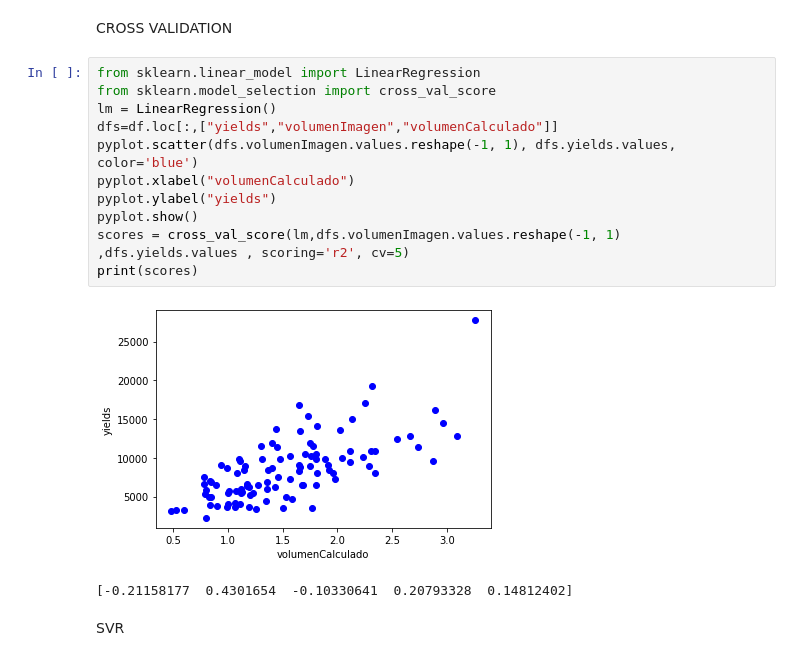
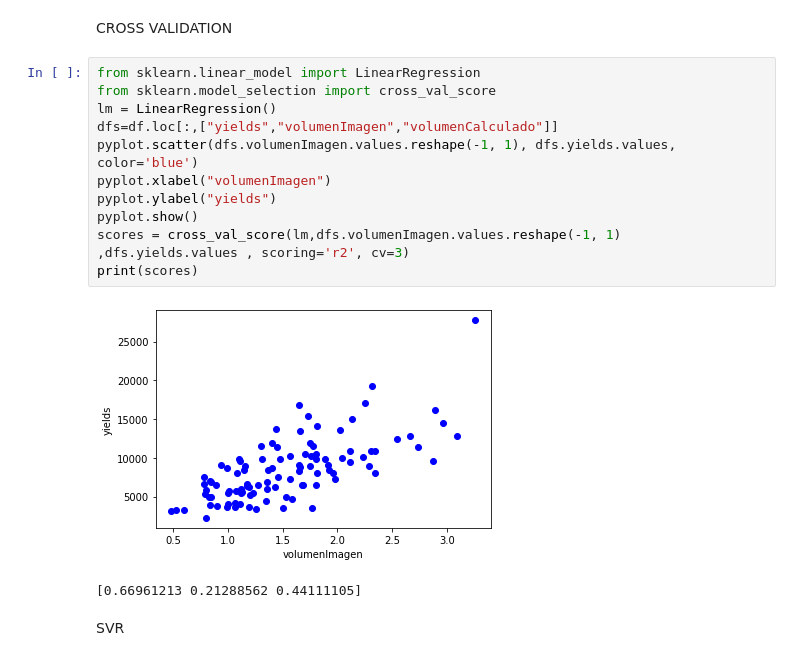
Before and after one commit to julianandres/processingyield, a Jupyter notebook: notas.ipynb, the cells around one changed output. Saved outputs shown, nothing was run; the diff lists cells and outputs as text.

```diff
--- a/notas.ipynb
+++ b/notas.ipynb
@@ -235,17 +216,17 @@ CROSS VALIDATION
 # %%
 from sklearn.linear_model import LinearRegression
 from sklearn.model_selection import cross_val_score
 lm = LinearRegression()
 dfs=df.loc[:,["yields","volumenImagen","volumenCalculado"]]
 pyplot.scatter(dfs.volumenImagen.values.reshape(-1, 1), dfs.yields.values,  color='blue')
-pyplot.xlabel("volumenCalculado")
+pyplot.xlabel("volumenImagen")
 pyplot.ylabel("yields")
 pyplot.show()
-scores = cross_val_score(lm,dfs.volumenImagen.values.reshape(-1, 1) ,dfs.yields.values , scoring='r2', cv=5)
+scores = cross_val_score(lm,dfs.volumenImagen.values.reshape(-1, 1) ,dfs.yields.values , scoring='r2', cv=3)
 print(scores)
 # %% [output]
-[figure, old version]
+[figure, new version]
-[-0.21158177  0.4301654  -0.10330641  0.20793328  0.14812402]
+[0.66961213 0.21288562 0.44111105]
 # %% [markdown]
 SVR
 # %%
```
Also changed, not shown: parts of 10 cells of this notebook, 1 other file.
